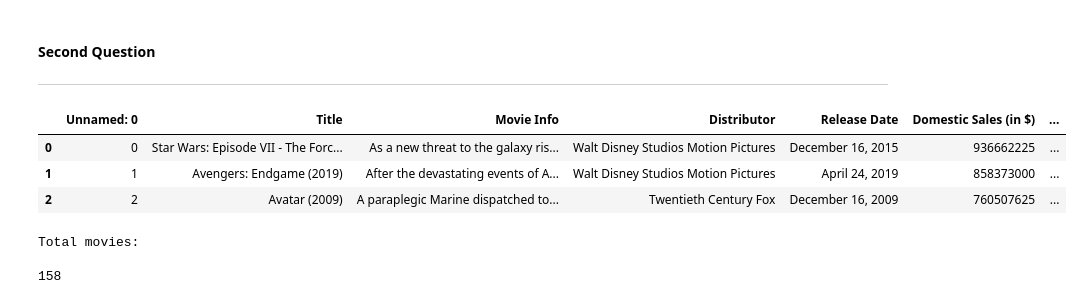
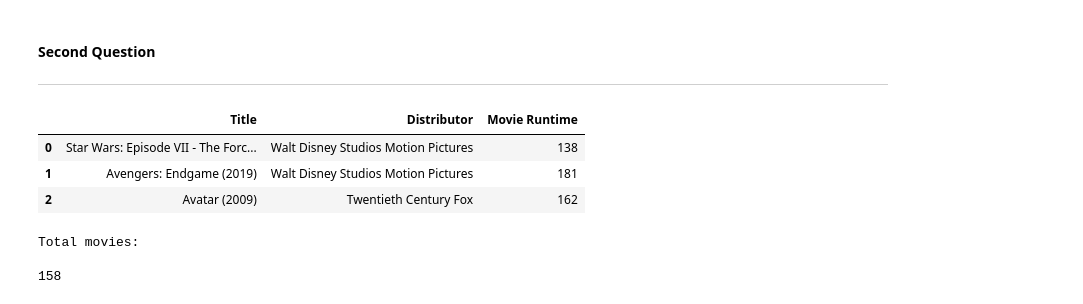
Before and after one commit to joaohb07/documentation, a Jupyter notebook: docs/docs/python/movies_grossing/movies.ipynb, the cells around one changed output. Drawn from its saved outputs; the diff is of its cells as text; code cells hidden in the pictures.

```diff
--- a/docs/docs/python/movies_grossing/movies.ipynb
+++ b/docs/docs/python/movies_grossing/movies.ipynb
@@ -45,12 +75,12 @@ def time_conv(time: str):
 # %%
 #Converting string runtime into minutes
 data["Movie Runtime"] = data["Movie Runtime"].apply(time_conv)
-data.head(3)
+data[['Title','Distributor','Movie Runtime']].head(3)
 # %% [output]
-|  | Unnamed: 0 | Title | Movie Info | Distributor | Release Date | Domestic Sales (in $) | ... |
-| 0 | 0 | Star Wars: Episode VII - The Forc... | As a new threat to the galaxy ris... | Walt Disney Studios Motion Pictures | December 16, 2015 | 936662225 | ... |
-| 1 | 1 | Avengers: Endgame (2019) | After the devastating events of A... | Walt Disney Studios Motion Pictures | April 24, 2019 | 858373000 | ... |
-| 2 | 2 | Avatar (2009) | A paraplegic Marine dispatched to... | Twentieth Century Fox | December 16, 2009 | 760507625 | ... |
+|  | Title | Distributor | Movie Runtime |
+| 0 | Star Wars: Episode VII - The Forc... | Walt Disney Studios Motion Pictures | 138 |
+| 1 | Avengers: Endgame (2019) | Walt Disney Studios Motion Pictures | 181 |
+| 2 | Avatar (2009) | Twentieth Century Fox | 162 |
 # %%
 #Counting warner bros movies
 warner_bros_movies = data[data['Distributor']=="Warner Bros."]
```
Also changed, not shown: parts of 5 cells of this notebook, 6 other files.
